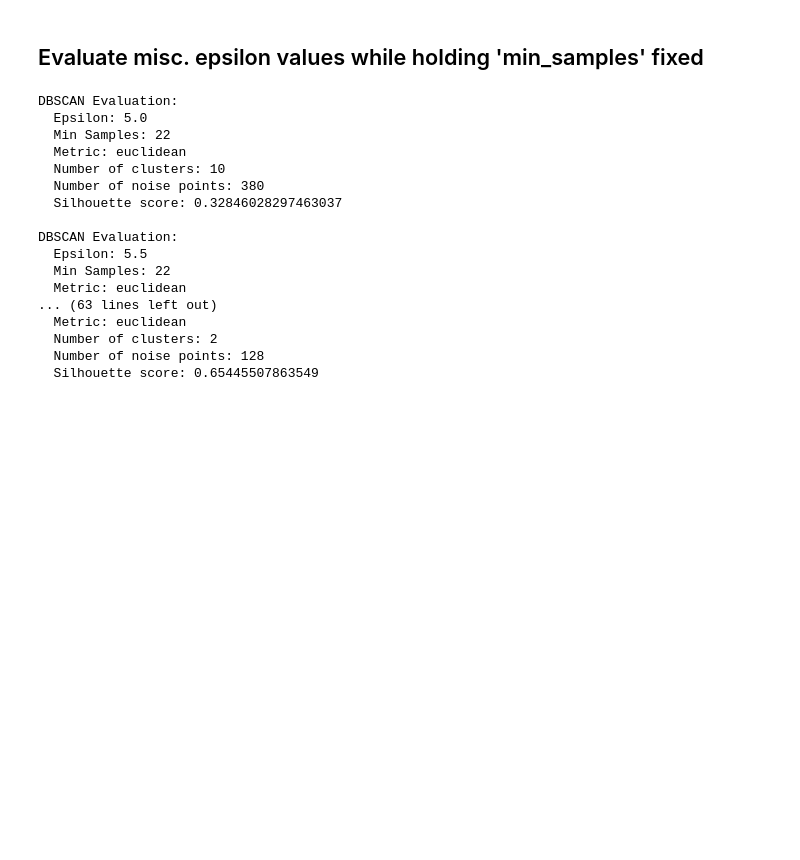
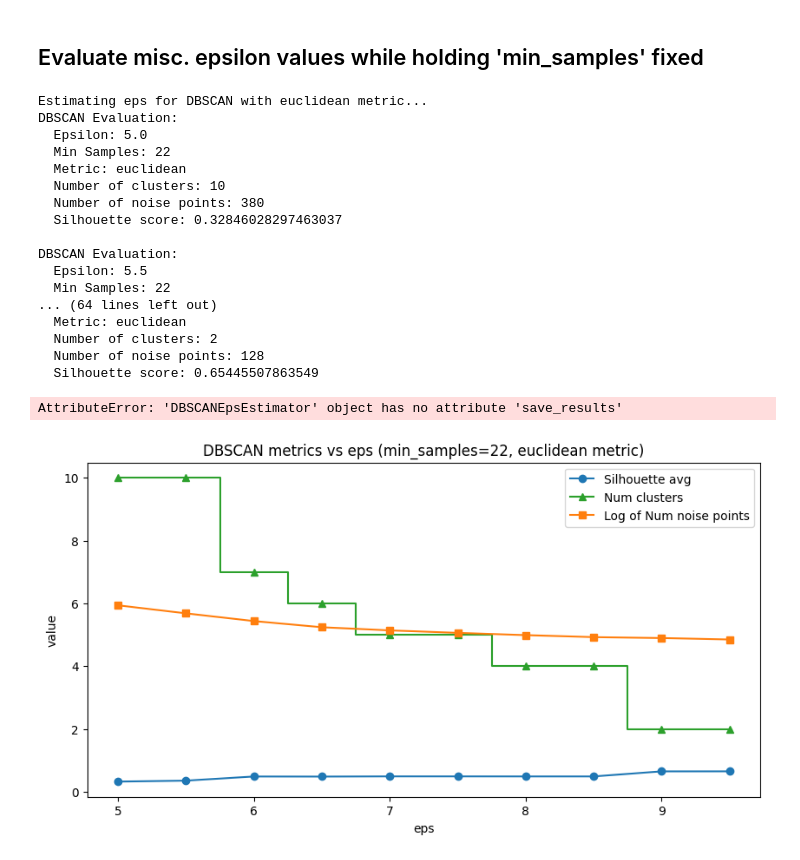
Before and after one commit to smnsht/unusual-customer-purchasing, a Jupyter notebook: notebooks/04_CustomerSegmentation.ipynb, the cells around one changed output. Cells and saved outputs as stored; diff of their text form; code cells hidden in the pictures; blank space fills up the shorter version.

```diff
--- a/notebooks/04_CustomerSegmentation.ipynb
+++ b/notebooks/04_CustomerSegmentation.ipynb
@@ -468,12 +469,24 @@ I will not continue with this model — it seems a poor fit for my research. The
 # %% [markdown]
 ## Evaluate misc. epsilon values while holding 'min_samples' fixed
 # %%
-# range from 5.0 to 10 with step of 0.5
-# for eps in np.arange(5.0, 10.0, 0.5):
-#     dbscan01 = DBSCANEvaluation(X_scaled, eps=eps, min_samples=22)
-#     dbscan01.evaluate()
-#     print(dbscan01)
+esti1 = DBSCANEpsEstimator(
+    eps_range=np.arange(5.0, 10.0, 0.5).tolist(),
+    min_samples=22,
+    metric="euclidean",
+    verbose=True
+)
+
+if esti1.load_results(project_root):
+    print("Loaded results from file.\n")
+else:
+    print("Estimating eps for DBSCAN with euclidean metric...")
+    esti1.estimate(X_scaled)
+    # persist results of the scan for later use
+    esti1.persist_results(project_root)
+
+print(esti1)
 # %% [output]
+Estimating eps for DBSCAN with euclidean metric...
 DBSCAN Evaluation:
   Epsilon: 5.0
   Min Samples: 22
@@ -485,9 +498,25 @@ DBSCAN Evaluation:
 DBSCAN Evaluation:
   Epsilon: 5.5
   Min Samples: 22
-  Metric: euclidean
-... (63 lines left out)
+... (64 lines left out)
   Metric: euclidean
   Number of clusters: 2
   Number of noise points: 128
   Silhouette score: 0.65445507863549
+AttributeError: 'DBSCANEpsEstimator' object has no attribute 'save_results'
+# %%
+# plot results for DBSCAN eps estimation
+
+# TODO: move into plotting.py
+
+plt.figure(figsize=(10, 5))
+plt.plot(esti1.eps_, esti1.silhouette_avg_, label="Silhouette avg", **PLOT_STYLES['silhouette'])
+plt.plot(esti1.eps_, esti1.num_clusters_, drawstyle="steps-mid", label="Num clusters", **PLOT_STYLES['clusters'])
+plt.plot(esti1.eps_, np.log(esti1.num_noise_points_), label="Log of Num noise points", **PLOT_STYLES['noise'])
+plt.xlabel("eps")
+plt.ylabel("value")
+plt.title("DBSCAN metrics vs eps (min_samples=22, euclidean metric)")
+plt.legend()
+plt.show()
+# %% [output]
+[figure, added]
```
Also changed, not shown: parts of 7 cells of this notebook, 1 other file.
